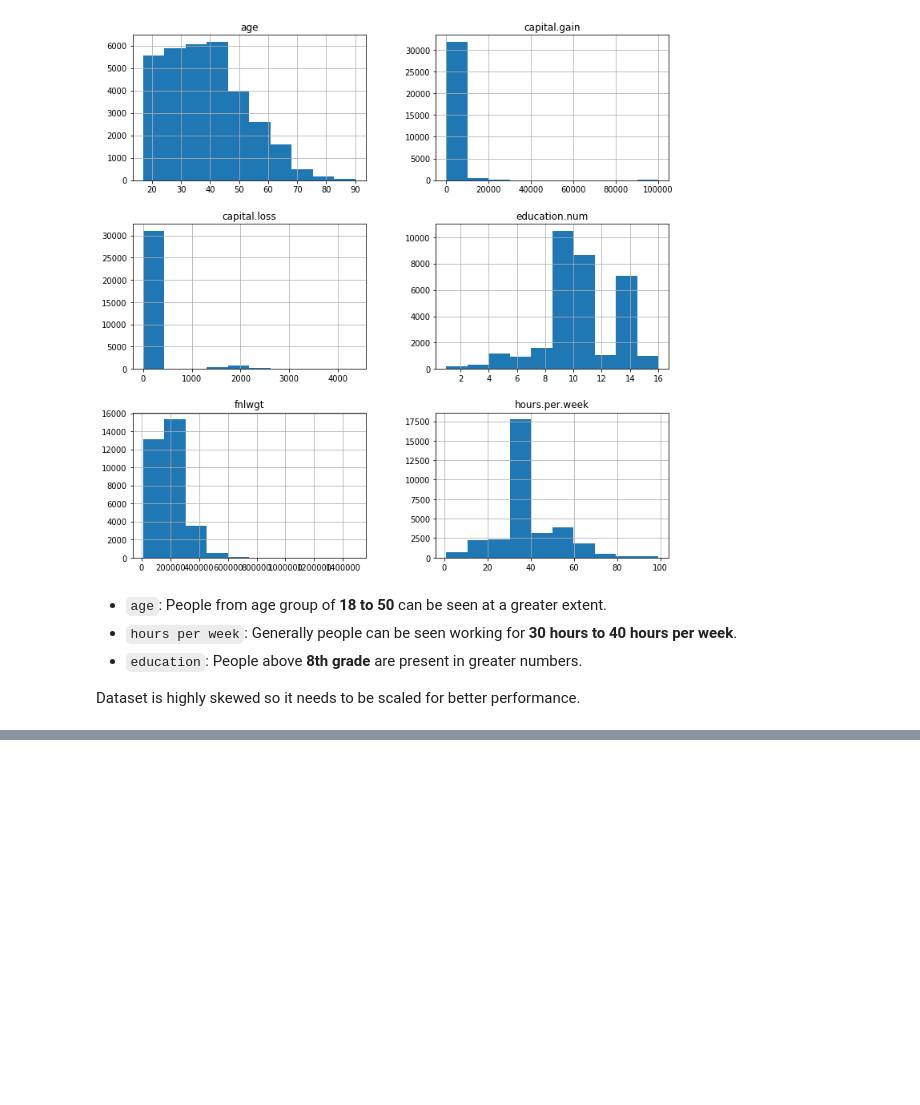
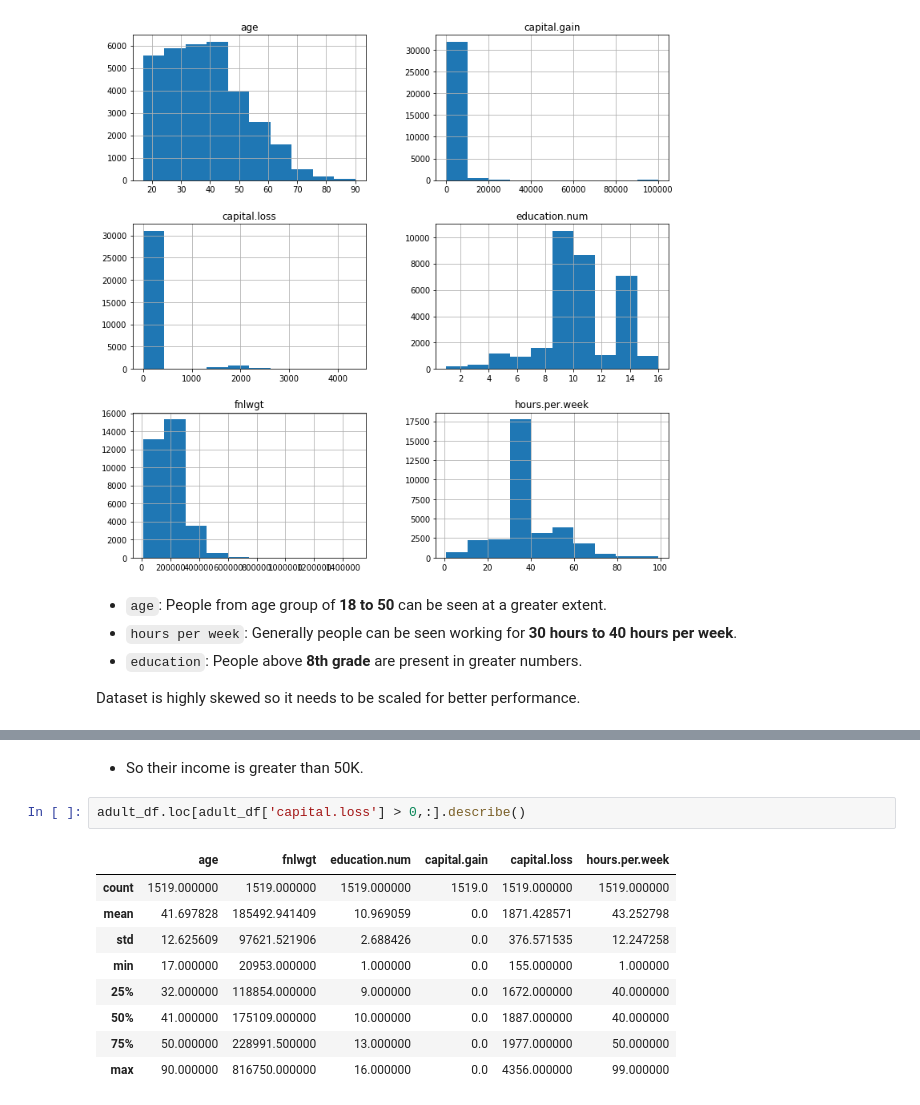
Before and after one commit to katreparitosh/Income-Predictor-Model, a Jupyter notebook: adultcensus1.ipynb, the cells around one changed output, grey strips where cells are left out. Cells and saved outputs as stored; diff of their text form; blank space fills up the shorter version.

```diff
--- a/adultcensus1.ipynb
+++ b/adultcensus1.ipynb
@@ -212,0 +270,14 @@ print(capital_loss_0.head())
+# %% [markdown]
+- So their income is greater than 50K.
+# %%
+adult_df.loc[adult_df['capital.loss'] > 0,:].describe()
+# %% [output]
+|  | age | fnlwgt | education.num | capital.gain | capital.loss | hours.per.week |
+| count | 1519.000000 | 1519.000000 | 1519.000000 | 1519.0 | 1519.000000 | 1519.000000 |
+| mean | 41.697828 | 185492.941409 | 10.969059 | 0.0 | 1871.428571 | 43.252798 |
+| std | 12.625609 | 97621.521906 | 2.688426 | 0.0 | 376.571535 | 12.247258 |
+| min | 17.000000 | 20953.000000 | 1.000000 | 0.0 | 155.000000 | 1.000000 |
+| 25% | 32.000000 | 118854.000000 | 9.000000 | 0.0 | 1672.000000 | 40.000000 |
+| 50% | 41.000000 | 175109.000000 | 10.000000 | 0.0 | 1887.000000 | 40.000000 |
+| 75% | 50.000000 | 228991.500000 | 13.000000 | 0.0 | 1977.000000 | 50.000000 |
+| max | 90.000000 | 816750.000000 | 16.000000 | 0.0 | 4356.000000 | 99.000000 |
```
Also changed, not shown: parts of 8 cells of this notebook.
